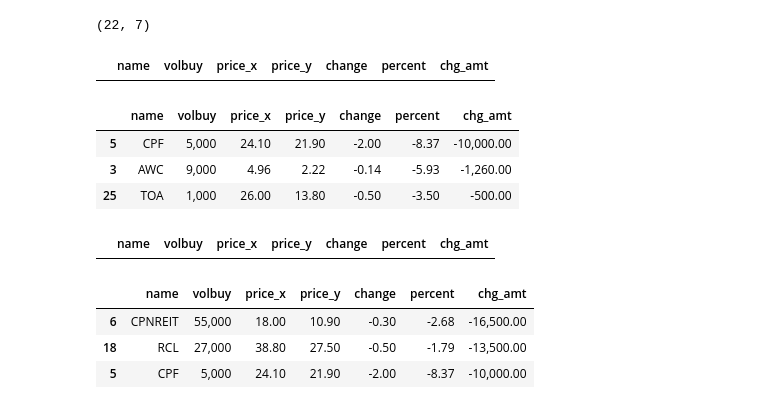
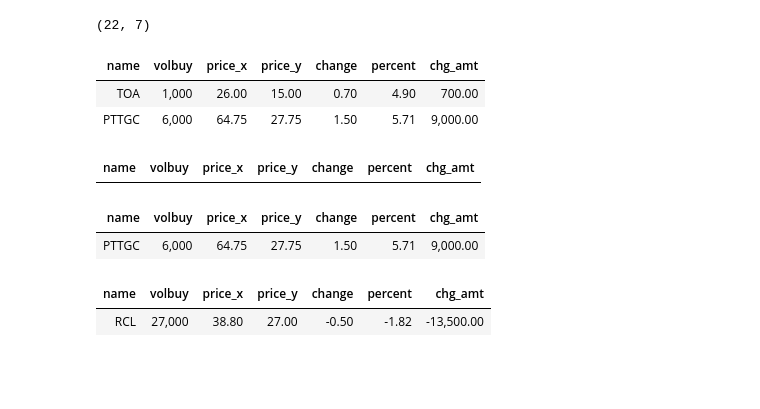
Before and after one commit to santimcs/A5, a Jupyter notebook: Daily/207 - Daily Port Amt Change.ipynb, the cells around one changed output. Saved outputs shown, nothing was run; the diff lists cells and outputs as text; code cells hidden in the pictures; blank space fills up the shorter version.

```diff
--- a/Daily/207 - Daily Port Amt Change.ipynb
+++ b/Daily/207 - Daily Port Amt Change.ipynb
@@ -148,27 +148,25 @@ df_amt.shape
 # %% [output]
 (22, 7)
 # %%
-df_pct.query('percent >= 3.00').style.format(format_dict)
+df_pct.query('percent >= 3.00').style.format(format_dict).hide(axis="index")
 # %% [output]
-|  | name | volbuy | price_x | price_y | change | percent | chg_amt |
+| name | volbuy | price_x | price_y | change | percent | chg_amt |
+| TOA | 1,000 | 26.00 | 15.00 | 0.70 | 4.90 | 700.00 |
+| PTTGC | 6,000 | 64.75 | 27.75 | 1.50 | 5.71 | 9,000.00 |
 # %%
-df_pct.query('percent < -3.00').style.format(format_dict)
+df_pct.query('percent < -3.00').style.format(format_dict).hide(axis="index")
 # %% [output]
-|  | name | volbuy | price_x | price_y | change | percent | chg_amt |
-| 5 | CPF | 5,000 | 24.10 | 21.90 | -2.00 | -8.37 | -10,000.00 |
-| 3 | AWC | 9,000 | 4.96 | 2.22 | -0.14 | -5.93 | -1,260.00 |
-| 25 | TOA | 1,000 | 26.00 | 13.80 | -0.50 | -3.50 | -500.00 |
+| name | volbuy | price_x | price_y | change | percent | chg_amt |
 # %%
-df_amt.query('chg_amt >= 6000').style.format(format_dict)
+df_amt.query('chg_amt >= 6000').style.format(format_dict).hide(axis="index")
 # %% [output]
-|  | name | volbuy | price_x | price_y | change | percent | chg_amt |
+| name | volbuy | price_x | price_y | change | percent | chg_amt |
+| PTTGC | 6,000 | 64.75 | 27.75 | 1.50 | 5.71 | 9,000.00 |
 # %%
-df_amt.query('chg_amt < -6000').style.format(format_dict)
+df_amt.query('chg_amt < -6000').style.format(format_dict).hide(axis="index")
 # %% [output]
-|  | name | volbuy | price_x | price_y | change | percent | chg_amt |
-| 6 | CPNREIT | 55,000 | 18.00 | 10.90 | -0.30 | -2.68 | -16,500.00 |
-| 18 | RCL | 27,000 | 38.80 | 27.50 | -0.50 | -1.79 | -13,500.00 |
-| 5 | CPF | 5,000 | 24.10 | 21.90 | -2.00 | -8.37 | -10,000.00 |
+| name | volbuy | price_x | price_y | change | percent | chg_amt |
+| RCL | 27,000 | 38.80 | 27.00 | -0.50 | -1.82 | -13,500.00 |
 # %%
 float_formatter = "฿{:,.2f}"
 # %%
```
Also changed, not shown: parts of 8 cells of this notebook, 34 other files.
